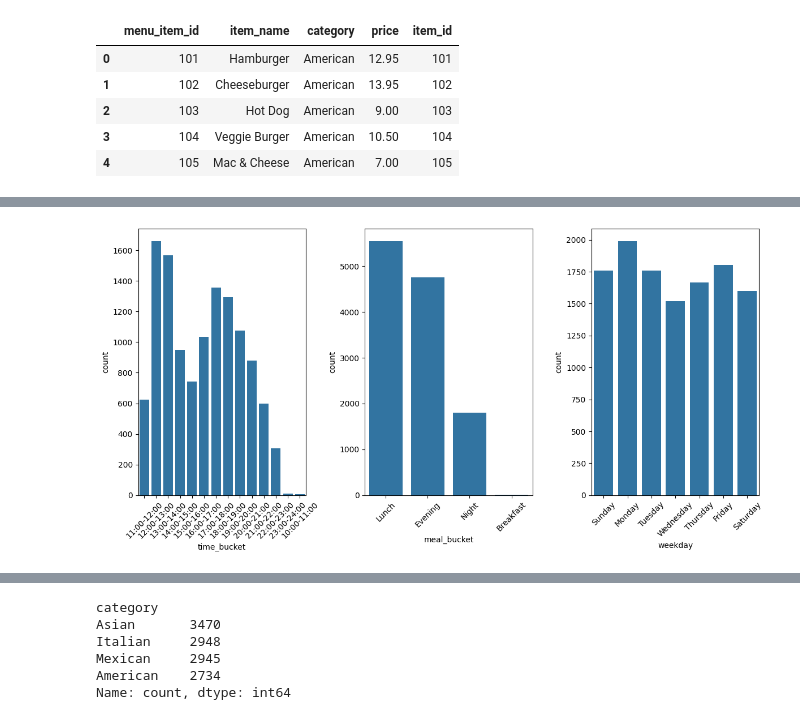
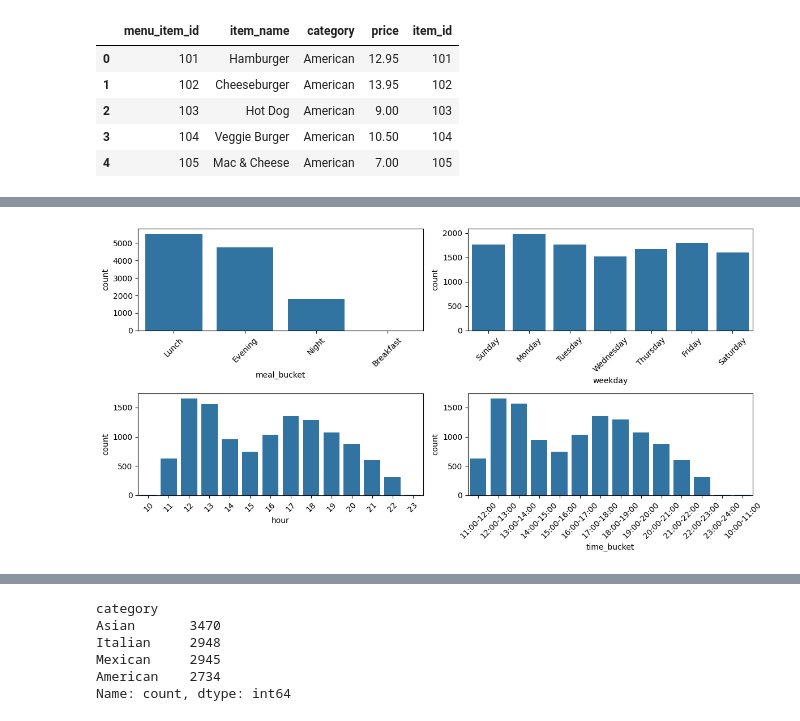
Before and after one commit to YaniaNada/Cafeteria_Analysis_OptiMeal_Project, a Jupyter notebook: exploratory_analysis.ipynb, the cells around one changed output, grey strips where cells are left out. Saved outputs shown, nothing was run; the diff lists cells and outputs as text; code cells hidden in the pictures.

```diff
--- a/exploratory_analysis.ipynb
+++ b/exploratory_analysis.ipynb
@@ -101,0 +137,4 @@ dtype: int64
+# %%
+merged_df['order_per_minute'] = merged_df['order_datetime'].dt.floor('T')
+orders_per_minute = merged_df.groupby('order_per_minute').size().reset_index(name='count')
+merged_df.head()
@@ -101,0 +148,4 @@ dtype: int64
+# %%
+merged_df['order_per_hour'] = merged_df['order_datetime'].dt.floor('H')
+orders_per_hour = merged_df.groupby('order_per_hour').size().reset_index(name='count')
+merged_df.head()
@@ -102,12 +159,4 @@ dtype: int64
 # %%
-merged_df['order_date'] = pd.to_datetime(merged_df['order_date'], format = 'mixed')
-print(f' date data type: ',{type(merged_df["order_date"][1])})
-merged_df['order_time'] = pd.to_datetime(merged_df['order_time'], format = 'mixed').dt.time
-print(f' time data type: ',{type(merged_df["order_time"][1])})
-
-merged_df['time_seconds'] = merged_df['order_time'].apply(lambda x: x.hour * 3600 + x.minute * 60 + x.second)
-merged_df['weekday'] = merged_df['order_date'].dt.day_name()
-
-print(merged_df['weekday'].unique())
-print(merged_df.head())
+merged_df['weekday'] = merged_df['order_datetime'].dt.day_name()
+merged_df.head()
 # %% [output]
@@ -198,0 +177,4 @@ plt.show()
+# %%
+merged_df['hour'] = merged_df['order_per_hour'].dt.hour
+merged_df['minutes'] = merged_df['order_per_minute'].dt.minute
+merged_df.head()
@@ -238,12 +247,15 @@ plt.show()
 # %%
-fig,axes = plt.subplots(1,3, figsize=(12,6))
-sns.countplot(data=merged_df, x='time_bucket', ax=axes[0])
-sns.countplot(data=merged_df, x='meal_bucket', ax=axes[1])
-sns.countplot(data=merged_df, x='weekday', ax=axes[2])
+fig,axes = plt.subplots(2,2, figsize=(12,6))
+
+sns.countplot(data=merged_df, x='meal_bucket', ax=axes[0][0])
+sns.countplot(data=merged_df, x='weekday', ax=axes[0][1])
+sns.countplot(data=merged_df, x='hour', ax=axes[1][0])
+sns.countplot(data= merged_df, x = 'time_bucket', ax= axes[1][1])
 # Rotate x-axis labels on each subplot
-for ax in axes:
+for row_axes in axes:
+  for ax in row_axes:
     ax.set_xticklabels(ax.get_xticklabels(), rotation=45)
-plt.tight_layout()       # Adjust layout to prevent clipping
+plt.tight_layout()
 plt.show()
 # %% [output]
-[figure, old version]
+[figure, new version]
```
Also changed, not shown: parts of 47 cells of this notebook.
